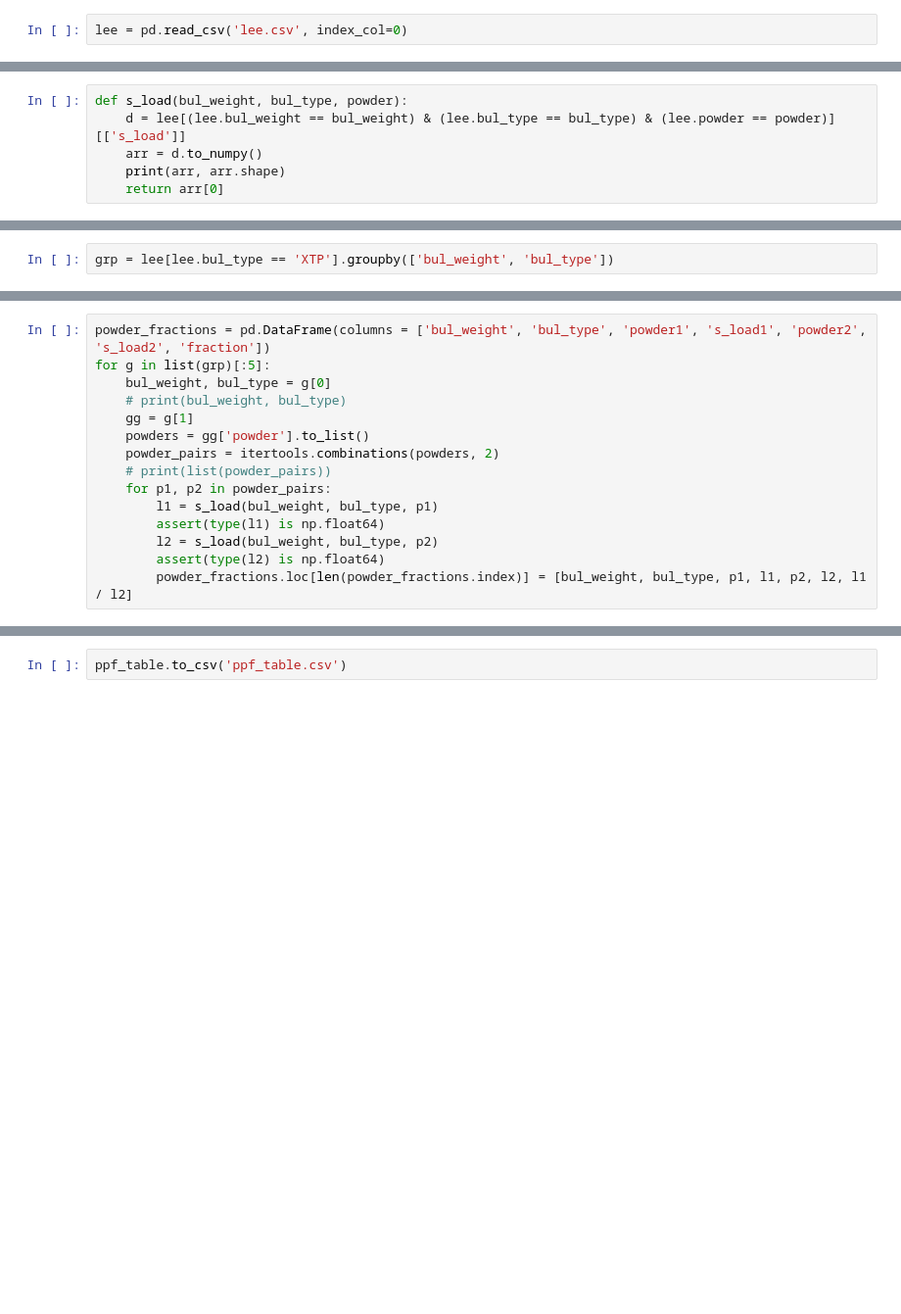
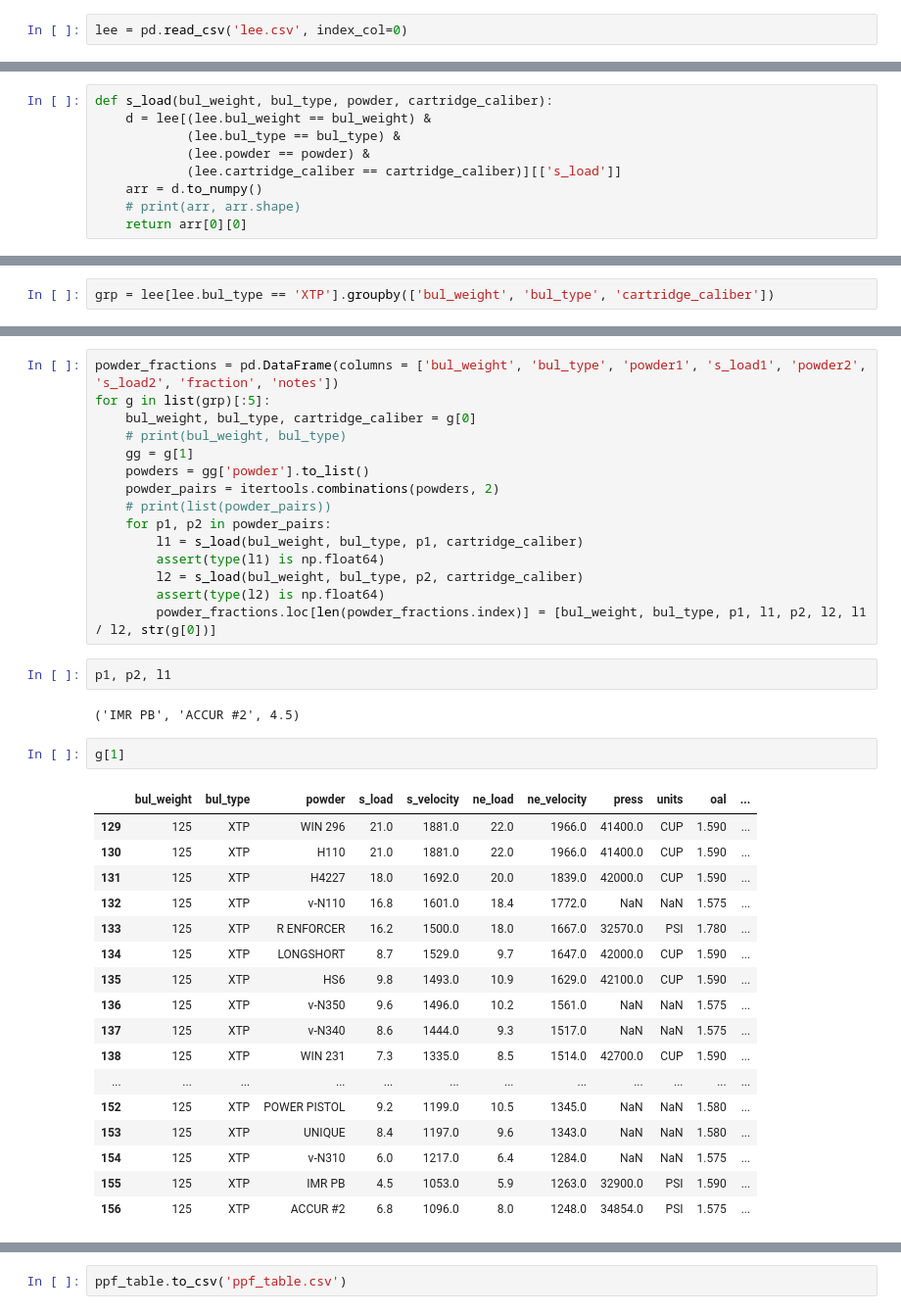
Before and after one commit to yyk99/python_junk, a Jupyter notebook: reloading/verify_data.ipynb, the cells around one changed output, grey strips where cells are left out. Shown: that part at 98% size. Saved outputs shown, nothing was run; the diff lists cells and outputs as text; blank space fills up the shorter version.

Commit message:
Updated 	modified:   reloading/ppf_table.csv 	modified:   reloading/verify_data.ipynb

```diff
--- a/reloading/verify_data.ipynb
+++ b/reloading/verify_data.ipynb
@@ -181,7 +193,10 @@ lee[(lee.bul_weight == 115) & (lee.powder == 'v-N340') ][['s_load']]
 # %%
-def s_load(bul_weight, bul_type, powder):
-    d = lee[(lee.bul_weight == bul_weight) & (lee.bul_type == bul_type) & (lee.powder == powder)][['s_load']]
+def s_load(bul_weight, bul_type, powder, cartridge_caliber):
+    d = lee[(lee.bul_weight == bul_weight) &
+            (lee.bul_type == bul_type) &
+            (lee.powder == powder) &
+            (lee.cartridge_caliber == cartridge_caliber)][['s_load']]
     arr = d.to_numpy()
-    print(arr, arr.shape)
-    return arr[0]
+    # print(arr, arr.shape)
+    return arr[0][0]
 # %%
@@ -189,5 +206,5 @@ print(s_load(125, 'XTP', 'ACCUR #2'))
 # %%
-grp = lee[lee.bul_type == 'XTP'].groupby(['bul_weight', 'bul_type'])
+grp = lee[lee.bul_type == 'XTP'].groupby(['bul_weight', 'bul_type', 'cartridge_caliber'])
 # %%
 for g in grp:
     print(g[0], len(g[1]))
@@ -194,17 +214,41 @@ for g in grp:
 # %%
-powder_fractions = pd.DataFrame(columns = ['bul_weight', 'bul_type', 'powder1', 's_load1', 'powder2', 's_load2', 'fraction'])
+powder_fractions = pd.DataFrame(columns = ['bul_weight', 'bul_type', 'powder1', 's_load1', 'powder2', 's_load2', 'fraction', 'notes'])
 for g in list(grp)[:5]:
-    bul_weight, bul_type = g[0]
+    bul_weight, bul_type, cartridge_caliber = g[0]
     # print(bul_weight, bul_type)
     gg = g[1]
     powders = gg['powder'].to_list()
     powder_pairs = itertools.combinations(powders, 2)
     # print(list(powder_pairs))
     for p1, p2 in powder_pairs:
-        l1 = s_load(bul_weight, bul_type, p1)
+        l1 = s_load(bul_weight, bul_type, p1, cartridge_caliber)
         assert(type(l1) is np.float64)
-        l2 = s_load(bul_weight, bul_type, p2)
+        l2 = s_load(bul_weight, bul_type, p2, cartridge_caliber)
         assert(type(l2) is np.float64)
-        powder_fractions.loc[len(powder_fractions.index)] = [bul_weight, bul_type, p1, l1, p2, l2, l1 / l2]
+        powder_fractions.loc[len(powder_fractions.index)] = [bul_weight, bul_type, p1, l1, p2, l2, l1 / l2, str(g[0])]
+# %%
+p1, p2, l1
+# %% [output]
+('IMR PB', 'ACCUR #2', 4.5)
+# %%
+g[1]
+# %% [output]
+|  | bul_weight | bul_type | powder | s_load | s_velocity | ne_load | ne_velocity | press | units | oal | ... |
+| 129 | 125 | XTP | WIN 296 | 21.0 | 1881.0 | 22.0 | 1966.0 | 41400.0 | CUP | 1.590 | ... |
+| 130 | 125 | XTP | H110 | 21.0 | 1881.0 | 22.0 | 1966.0 | 41400.0 | CUP | 1.590 | ... |
+| 131 | 125 | XTP | H4227 | 18.0 | 1692.0 | 20.0 | 1839.0 | 42000.0 | CUP | 1.590 | ... |
+| 132 | 125 | XTP | v-N110 | 16.8 | 1601.0 | 18.4 | 1772.0 | NaN | NaN | 1.575 | ... |
+| 133 | 125 | XTP | R ENFORCER | 16.2 | 1500.0 | 18.0 | 1667.0 | 32570.0 | PSI | 1.780 | ... |
+| 134 | 125 | XTP | LONGSHORT | 8.7 | 1529.0 | 9.7 | 1647.0 | 42000.0 | CUP | 1.590 | ... |
+| 135 | 125 | XTP | HS6 | 9.8 | 1493.0 | 10.9 | 1629.0 | 42100.0 | CUP | 1.590 | ... |
+| 136 | 125 | XTP | v-N350 | 9.6 | 1496.0 | 10.2 | 1561.0 | NaN | NaN | 1.575 | ... |
+| 137 | 125 | XTP | v-N340 | 8.6 | 1444.0 | 9.3 | 1517.0 | NaN | NaN | 1.575 | ... |
+| 138 | 125 | XTP | WIN 231 | 7.3 | 1335.0 | 8.5 | 1514.0 | 42700.0 | CUP | 1.590 | ... |
+| ... | ... | ... | ... | ... | ... | ... | ... | ... | ... | ... | ... |
+| 152 | 125 | XTP | POWER PISTOL | 9.2 | 1199.0 | 10.5 | 1345.0 | NaN | NaN | 1.580 | ... |
+| 153 | 125 | XTP | UNIQUE | 8.4 | 1197.0 | 9.6 | 1343.0 | NaN | NaN | 1.580 | ... |
+| 154 | 125 | XTP | v-N310 | 6.0 | 1217.0 | 6.4 | 1284.0 | NaN | NaN | 1.575 | ... |
+| 155 | 125 | XTP | IMR PB | 4.5 | 1053.0 | 5.9 | 1263.0 | 32900.0 | PSI | 1.590 | ... |
+| 156 | 125 | XTP | ACCUR #2 | 6.8 | 1096.0 | 8.0 | 1248.0 | 34854.0 | PSI | 1.575 | ... |
 # %%
 powder_fractions.shape
```
Also changed, not shown: parts of 9 cells of this notebook, 1 other file.
